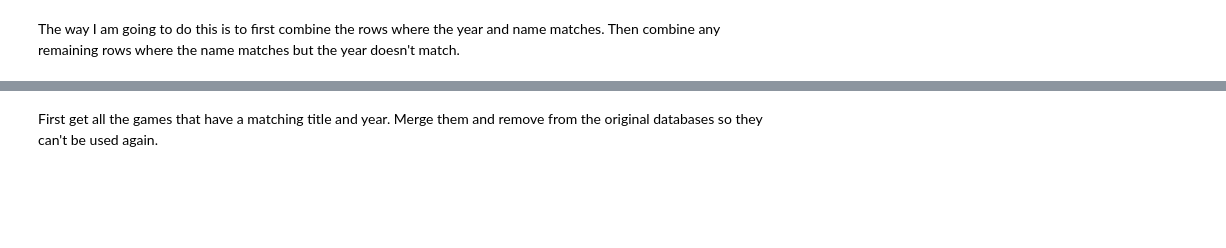
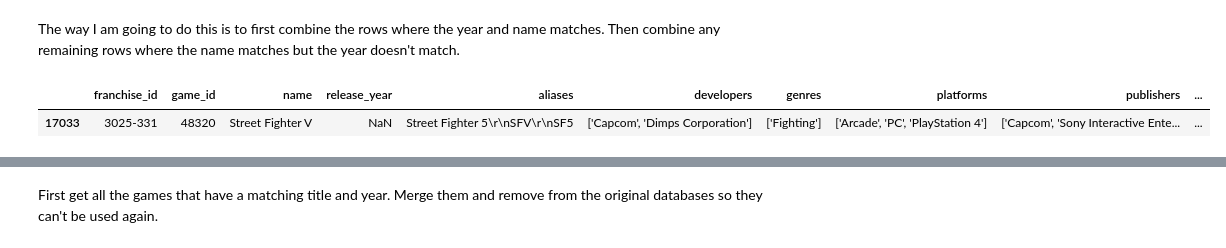
Before and after one commit to adambrennan150/Franchises, a Jupyter notebook: Cleaning_franchises.ipynb, the cells around one changed output, grey strips where cells are left out. Saved outputs shown, nothing was run; the diff lists cells and outputs as text; code cells hidden in the pictures; blank space fills up the shorter version.

```diff
--- a/Cleaning_franchises.ipynb
+++ b/Cleaning_franchises.ipynb
@@ -233,5 +255,10 @@ giantbomb_games.name.nunique()
 # %% [markdown]
 The way I am going to do this is to first combine the rows where the year and name matches. Then combine any remaining rows where the name matches but the year doesn't match.
+# %%
+giantbomb_games[giantbomb_games["game_id"] == 48320]
+# %% [output]
+|  | franchise_id | game_id | name | release_year | aliases | developers | genres | platforms | publishers | ... |
+| 17033 | 3025-331 | 48320 | Street Fighter V | NaN | Street Fighter 5\r\nSFV\r\nSF5 | ['Capcom', 'Dimps Corporation'] | ['Fighting'] | ['Arcade', 'PC', 'PlayStation 4'] | ['Capcom', 'Sony Interactive Ente... | ... |
 # %%
 copy_of_imdb_games = imdb_games
 copy_of_giantbomb_games = giantbomb_games
```
Also changed, not shown: parts of 135 cells of this notebook.
